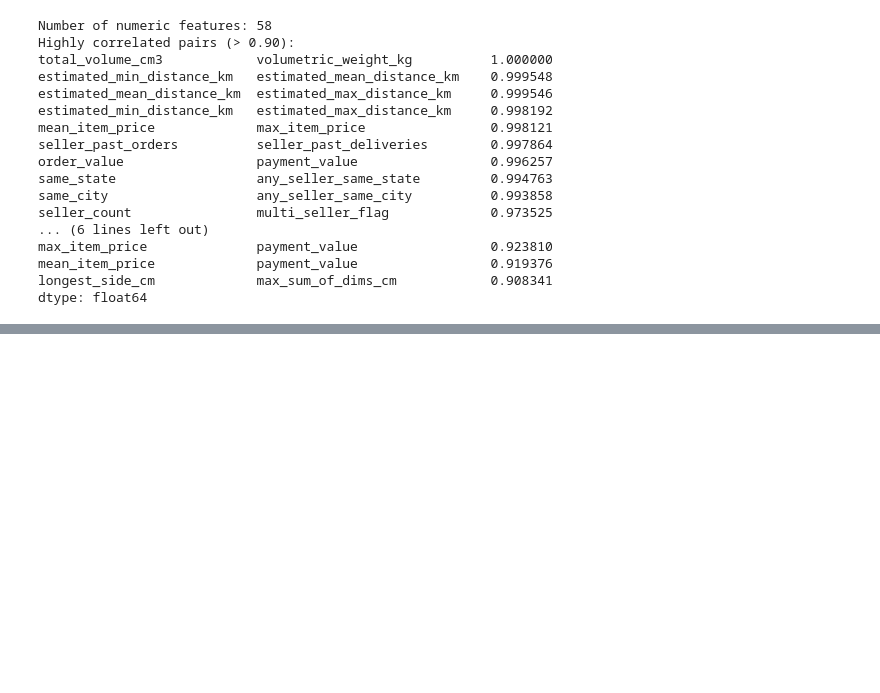
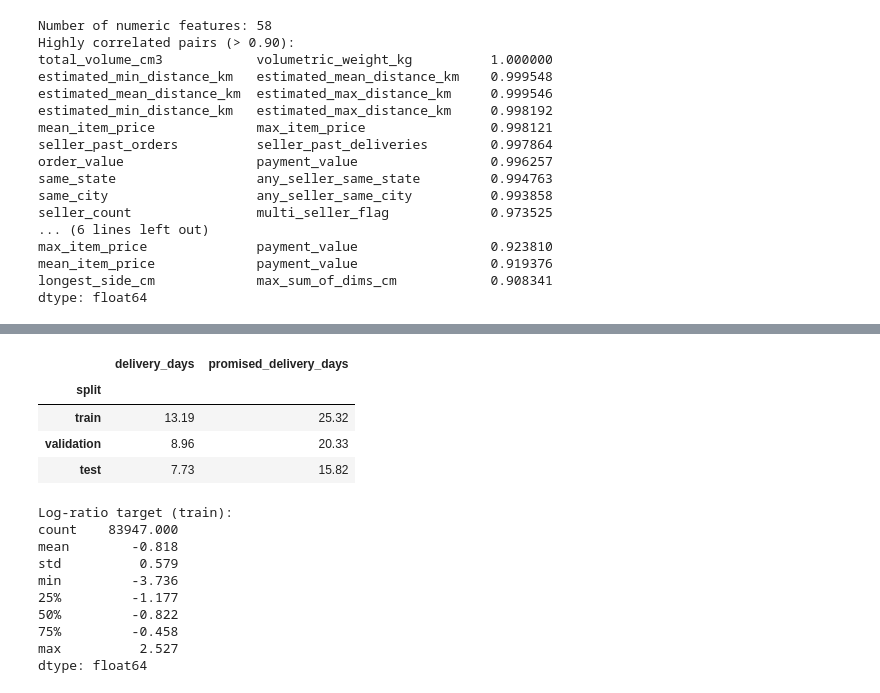
Before and after one commit to zhuamnq/Team2_IT5006_Ecommerce_Analytics_AY2627Sem1, a Jupyter notebook: notebooks/03c_feature_selection.ipynb, the cells around one changed output, grey strips where cells are left out. Saved outputs shown, nothing was run; the diff lists cells and outputs as text; code cells hidden in the pictures; blank space fills up the shorter version.

```diff
--- a/notebooks/03c_feature_selection.ipynb
+++ b/notebooks/03c_feature_selection.ipynb
@@ -152,6 +183,7 @@ corr_manual_drop = [
     "estimated_mean_distance_km",
 
     "max_item_price",
+    "mean_item_price",          # 0.93 with order_value
 
     "seller_past_deliveries",
 
@@ -164,7 +196,9 @@ corr_manual_drop = [
 
     "weekend_days_to_estimate",
 
-    "max_sum_of_dims_cm"
+    "max_sum_of_dims_cm",
+
+    "billable_weight_kg"        # 0.95 with total_volume_cm3, 0.93 with total_weight_g
 ]
 
 feature_cols_corr = [
@@ -172,8 +206,25 @@ feature_cols_corr = [
     if col not in corr_manual_drop
 ]
 
+# Apply the filter: every later step uses these columns only
+X_train = X_train[feature_cols_corr]
+X_val = X_val[feature_cols_corr]
+X_test = X_test[feature_cols_corr]
+
+remaining_corr = (
+    X_train
+    .select_dtypes(include=["number"])
+    .corr()
+    .abs()
+)
+remaining_corr = remaining_corr.where(
+    np.triu(np.ones(remaining_corr.shape), k=1).astype(bool)
+).stack()
+assert (remaining_corr <= 0.90).all(), remaining_corr[remaining_corr > 0.90]
+
 print("Features before correlation filtering:", len(feature_cols))
 print("Features after correlation filtering:", len(feature_cols_corr))
+print("Highest remaining correlation:", round(remaining_corr.max(), 3))
 
 print("\nDropped features:")
 print(corr_manual_drop)
@@ -185,0 +249,37 @@ Dropped features:
+# %%
+# Delivery time drifts down; the promise drifts with it
+display(
+    df.groupby("split", sort=False)[[target, "promised_delivery_days"]]
+    .mean()
+    .round(2)
+)
+
+
+def to_log_ratio(days, promised):
+    return np.log(days / promised)
+
+
+def to_days(log_ratio, promised):
+    return np.exp(log_ratio) * promised
+
+
+y_train_ratio = to_log_ratio(y_train, X_train["promised_delivery_days"])
+
+print("Log-ratio target (train):")
+print(y_train_ratio.describe().round(3))
+# %% [output]
+|  | delivery_days | promised_delivery_days |
+| split |  |  |
+| train | 13.19 | 25.32 |
+| validation | 8.96 | 20.33 |
+| test | 7.73 | 15.82 |
+Log-ratio target (train):
+count    83947.000
+mean        -0.818
+std          0.579
+min         -3.736
+25%         -1.177
+50%         -0.822
+75%         -0.458
+max          2.527
+dtype: float64
```
Also changed, not shown: parts of 26 cells of this notebook, 1 other file.
